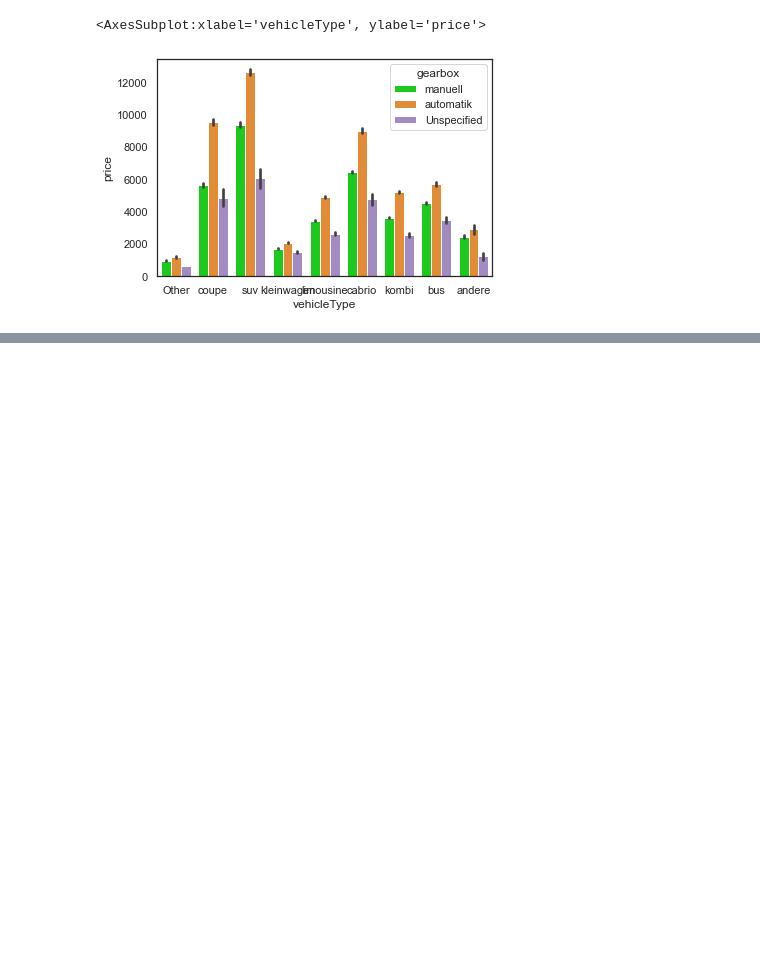
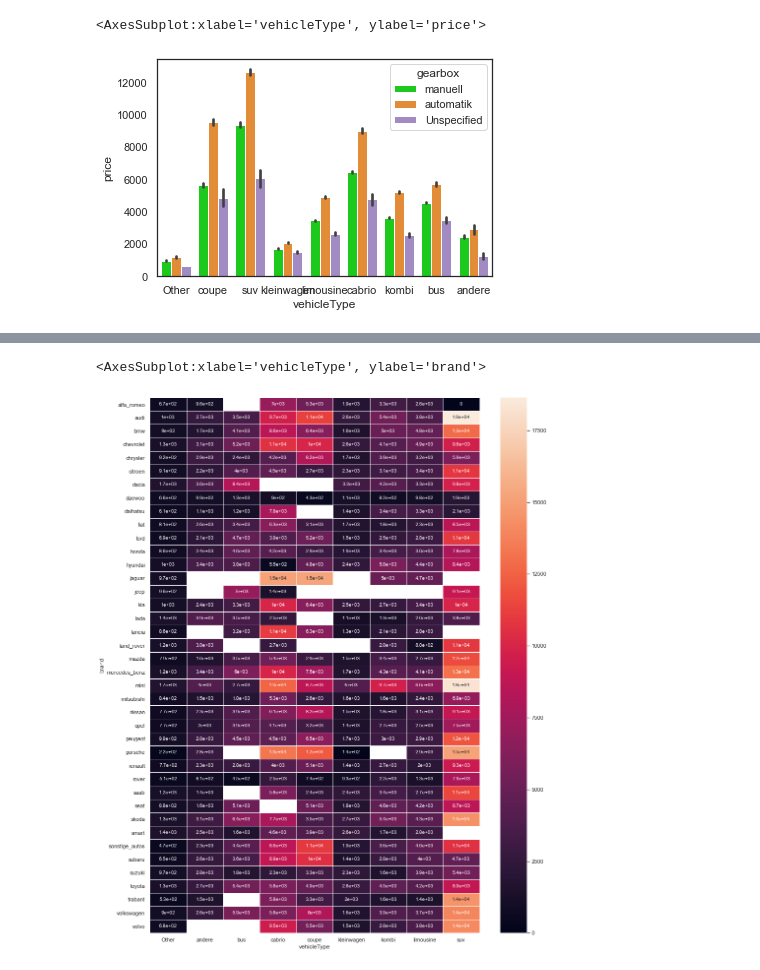
Before and after one commit to lunarti/kernels-datascience, a Jupyter notebook: exploration-analytics/projeto2.ipynb, the cells around one changed output, grey strips where cells are left out. Cells and saved outputs as stored; diff of their text form; code cells hidden in the pictures; blank space fills up the shorter version.

```diff
--- a/exploration-analytics/projeto2.ipynb
+++ b/exploration-analytics/projeto2.ipynb
@@ -58,0 +88,13 @@ sns.barplot(x="vehicleType", y="price",hue="gearbox", palette=colors, data=df)
+# %%
+df6=pd.DataFrame()
+auxlist=[]
+indexBrand=df["brand"].unique()
+for i in indexBrand:
+    df5=pd.DataFrame(df[df['brand']==i][['vehicleType','price']])
+    df5=df5.groupby('vehicleType').mean().reset_index()
+    for nBrand in range(len(df5['vehicleType'])):
+        auxlist.append(i)
+    df6=df6.append(df5)
+
+df6['brand']=auxlist
+df6
@@ -58,0 +117,3 @@ sns.barplot(x="vehicleType", y="price",hue="gearbox", palette=colors, data=df)
+# %%
+tri = df6.pivot('brand','vehicleType','price')
+tri
@@ -58,0 +139,6 @@ sns.barplot(x="vehicleType", y="price",hue="gearbox", palette=colors, data=df)
+# %%
+fig, ax = plt.subplots(figsize=(15,20))
+sns.heatmap(tri,linewidths=1,annot=True, ax=ax)
+# %% [output]
+<AxesSubplot:xlabel='vehicleType', ylabel='brand'>
+[figure, added]
```
Also changed, not shown: parts of 10 cells of this notebook.
